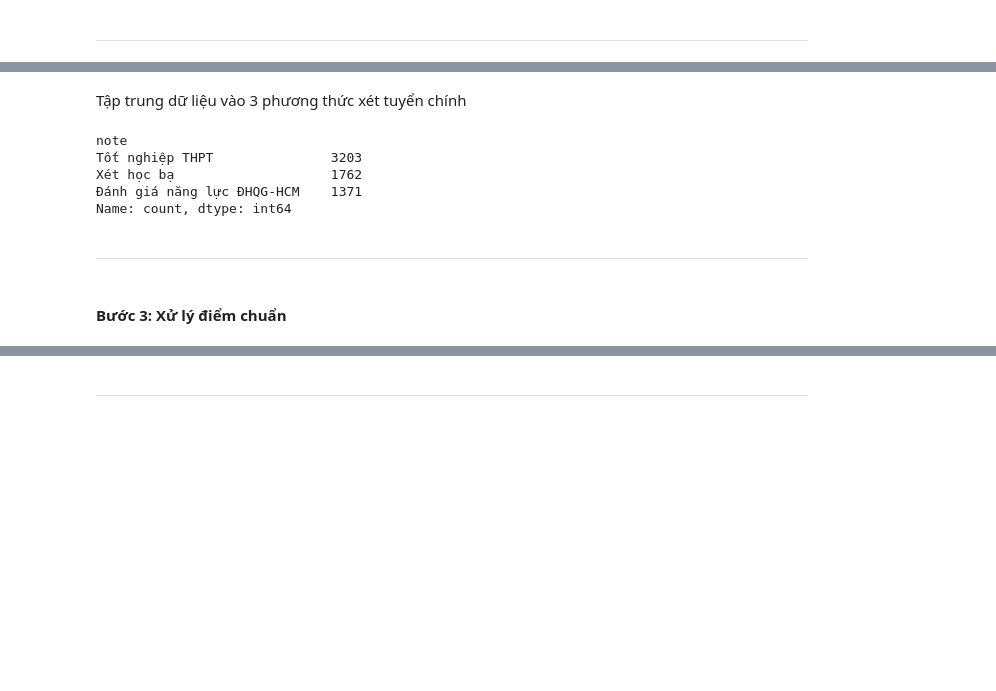
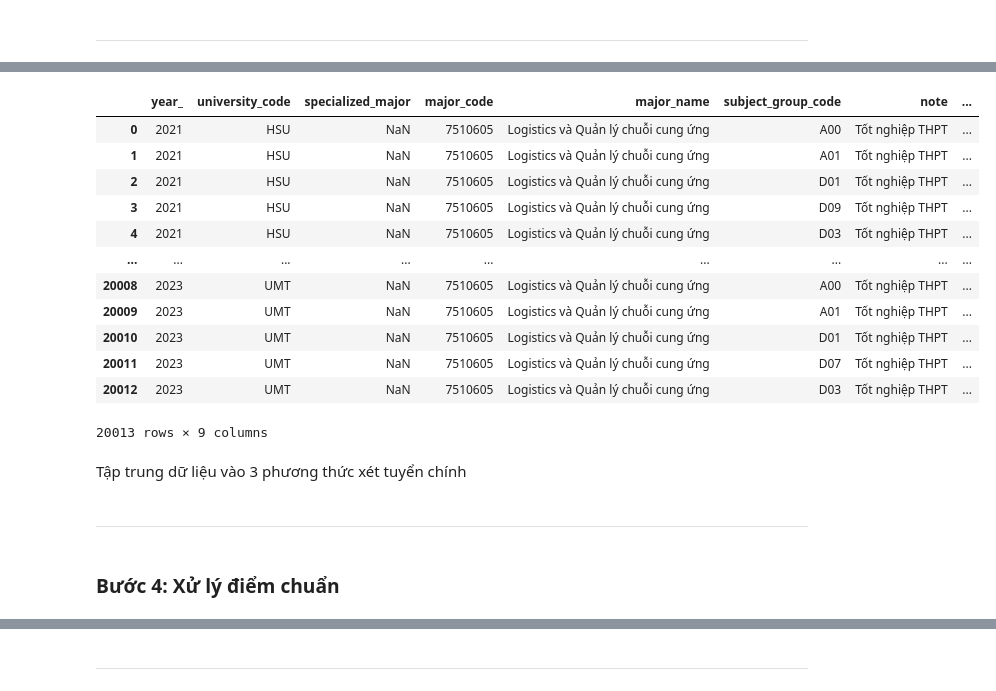
Before and after one commit to Le-AnV/group_7_final_python, a Jupyter notebook: notebooks/02_clean_data.ipynb, the cells around one changed output, grey strips where cells are left out. Cells and saved outputs as stored; diff of their text form; code cells hidden in the pictures; blank space fills up the shorter version.

```diff
--- a/notebooks/02_clean_data.ipynb
+++ b/notebooks/02_clean_data.ipynb
@@ -161,9 +195,0 @@ df.loc[:,'subject_group_code'].value_counts().to_frame()
-# %%
-# Trong tổ hợp có 2 cách viết đánh giá năng lực -> chuyển về thành 1 'DGNL'. Nhất quán về dữ liệu
-df.loc[:,'subject_group_code']=df.loc[:,'subject_group_code'].str.replace('DGNLHCM','DGNL')
-# %%
-# subject_group_code == XDHB -> Xét học bạ
-df.loc[df['subject_group_code'].str.contains('XDHB', na=False), 'note'] = 'Xét học bạ'
-
-# subject_group_code == DGNL -> Đánh giá năng lực ĐHQG-HCM
-df.loc[df['subject_group_code'].str.contains('DGNL', na=False), 'note'] = 'Đánh giá năng lực ĐHQG-HCM'
@@ -169,0 +198,10 @@ df.loc[df['subject_group_code'].str.contains('DGNL', na=False), 'note'] = 'Đán
+# %%
+# Khuôn mẫu cho mã tổ hợp môn thi THPT
+pattern_thpt = df['subject_group_code'].str.match('^[A-Z][0-9]{2}$',na=False)
+
+# Khuông mẫu cho phương thức xét tuyển là xét học bạ và dgnl
+pattern_hocBa_dgnl = df['subject_group_code'].isin(['XDHB','DGNL'])
+final_pattern = pattern_thpt | pattern_hocBa_dgnl
+
+# Các giá trị trong `subject_group_code` không thuộc khuôn mẫu là gán là None
+df.loc[~final_pattern,'subject_group_code'] = None
@@ -170,3 +231,19 @@ df.loc[df['subject_group_code'].str.contains('DGNL', na=False), 'note'] = 'Đán
+# %%
+df
+# %% [output]
+|  | year_ | university_code | specialized_major | major_code | major_name | subject_group_code | note | ... |
+| 0 | 2021 | HSU | NaN | 7510605 | Logistics và Quản lý chuỗi cung ứng | A00 | Tốt nghiệp THPT | ... |
+| 1 | 2021 | HSU | NaN | 7510605 | Logistics và Quản lý chuỗi cung ứng | A01 | Tốt nghiệp THPT | ... |
+| 2 | 2021 | HSU | NaN | 7510605 | Logistics và Quản lý chuỗi cung ứng | D01 | Tốt nghiệp THPT | ... |
+| 3 | 2021 | HSU | NaN | 7510605 | Logistics và Quản lý chuỗi cung ứng | D09 | Tốt nghiệp THPT | ... |
+| 4 | 2021 | HSU | NaN | 7510605 | Logistics và Quản lý chuỗi cung ứng | D03 | Tốt nghiệp THPT | ... |
+| ... | ... | ... | ... | ... | ... | ... | ... | ... |
+| 20008 | 2023 | UMT | NaN | 7510605 | Logistics và Quản lý chuỗi cung ứng | A00 | Tốt nghiệp THPT | ... |
+| 20009 | 2023 | UMT | NaN | 7510605 | Logistics và Quản lý chuỗi cung ứng | A01 | Tốt nghiệp THPT | ... |
+| 20010 | 2023 | UMT | NaN | 7510605 | Logistics và Quản lý chuỗi cung ứng | D01 | Tốt nghiệp THPT | ... |
+| 20011 | 2023 | UMT | NaN | 7510605 | Logistics và Quản lý chuỗi cung ứng | D07 | Tốt nghiệp THPT | ... |
+| 20012 | 2023 | UMT | NaN | 7510605 | Logistics và Quản lý chuỗi cung ứng | D03 | Tốt nghiệp THPT | ... |
+20013 rows × 9 columns
 # %% [markdown]
 Tập trung dữ liệu vào 3 phương thức xét tuyển chính
 # %%
@@ -176,18 +253,10 @@ correct_method = df['note'].isin(lst_admission_method)
 
 # Chuyển các phương thức không nằm trong danh sách trên về None
 df.loc[~correct_method,'note'] = None
-# %%
-df['note'].value_counts()
-# %% [output]
-note
-Tốt nghiệp THPT               3203
-Xét học bạ                    1762
-Đánh giá năng lực ĐHQG-HCM    1371
-Name: count, dtype: int64
 # %% [markdown]
 ---
 # %% [markdown]
-#### Bước 3: Xử lý điểm chuẩn
+### Bước 4: Xử lý điểm chuẩn
 # %%
 method_exam = df['note']
 score = df['benchmark_score']
```
Also changed, not shown: parts of 64 cells of this notebook, 1 other file.
